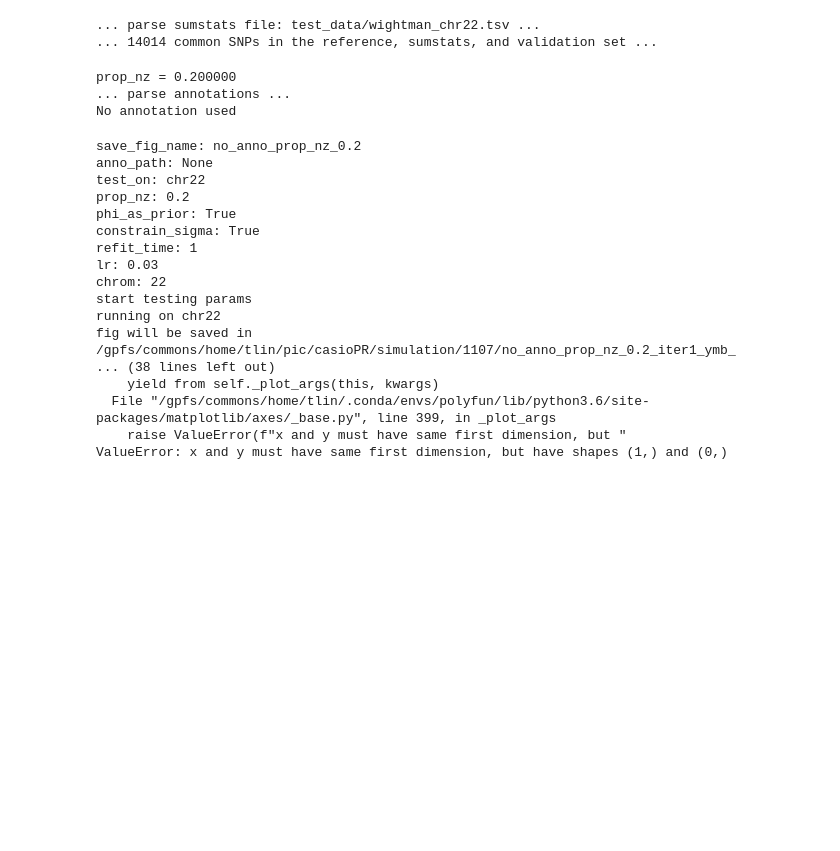
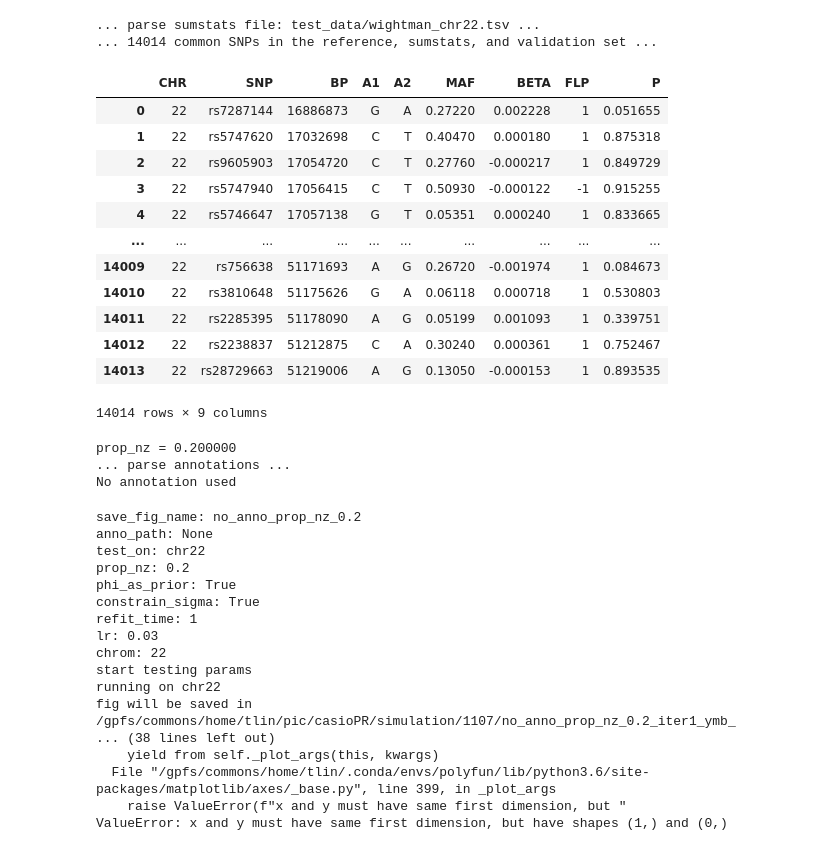
Before and after one commit to davidaknowles/casopr, a Jupyter notebook: simulation.ipynb, the cells around one changed output. Saved outputs shown, nothing was run; the diff lists cells and outputs as text; code cells hidden in the pictures; blank space fills up the shorter version.

```diff
--- a/simulation.ipynb
+++ b/simulation.ipynb
@@ -1286,6 +1284,22 @@ sst_dict = parse_genet.parse_sumstats(ref_df, vld_df, chr22_dict['sst_file'], ch
 # %% [output]
 ... parse sumstats file: test_data/wightman_chr22.tsv ...
 ... 14014 common SNPs in the reference, sumstats, and validation set ...
+# %%
+sst_dict
+# %% [output]
+|  | CHR | SNP | BP | A1 | A2 | MAF | BETA | FLP | P |
+| 0 | 22 | rs7287144 | 16886873 | G | A | 0.27220 | 0.002228 | 1 | 0.051655 |
+| 1 | 22 | rs5747620 | 17032698 | C | T | 0.40470 | 0.000180 | 1 | 0.875318 |
+| 2 | 22 | rs9605903 | 17054720 | C | T | 0.27760 | -0.000217 | 1 | 0.849729 |
+| 3 | 22 | rs5747940 | 17056415 | C | T | 0.50930 | -0.000122 | -1 | 0.915255 |
+| 4 | 22 | rs5746647 | 17057138 | G | T | 0.05351 | 0.000240 | 1 | 0.833665 |
+| ... | ... | ... | ... | ... | ... | ... | ... | ... | ... |
+| 14009 | 22 | rs756638 | 51171693 | A | G | 0.26720 | -0.001974 | 1 | 0.084673 |
+| 14010 | 22 | rs3810648 | 51175626 | G | A | 0.06118 | 0.000718 | 1 | 0.530803 |
+| 14011 | 22 | rs2285395 | 51178090 | A | G | 0.05199 | 0.001093 | 1 | 0.339751 |
+| 14012 | 22 | rs2238837 | 51212875 | C | A | 0.30240 | 0.000361 | 1 | 0.752467 |
+| 14013 | 22 | rs28729663 | 51219006 | A | G | 0.13050 | -0.000153 | 1 | 0.893535 |
+14014 rows × 9 columns
 # %%
 importlib.reload(test_simulation)
 
```
Also changed, not shown: parts of 2 cells of this notebook, 2 other files.
